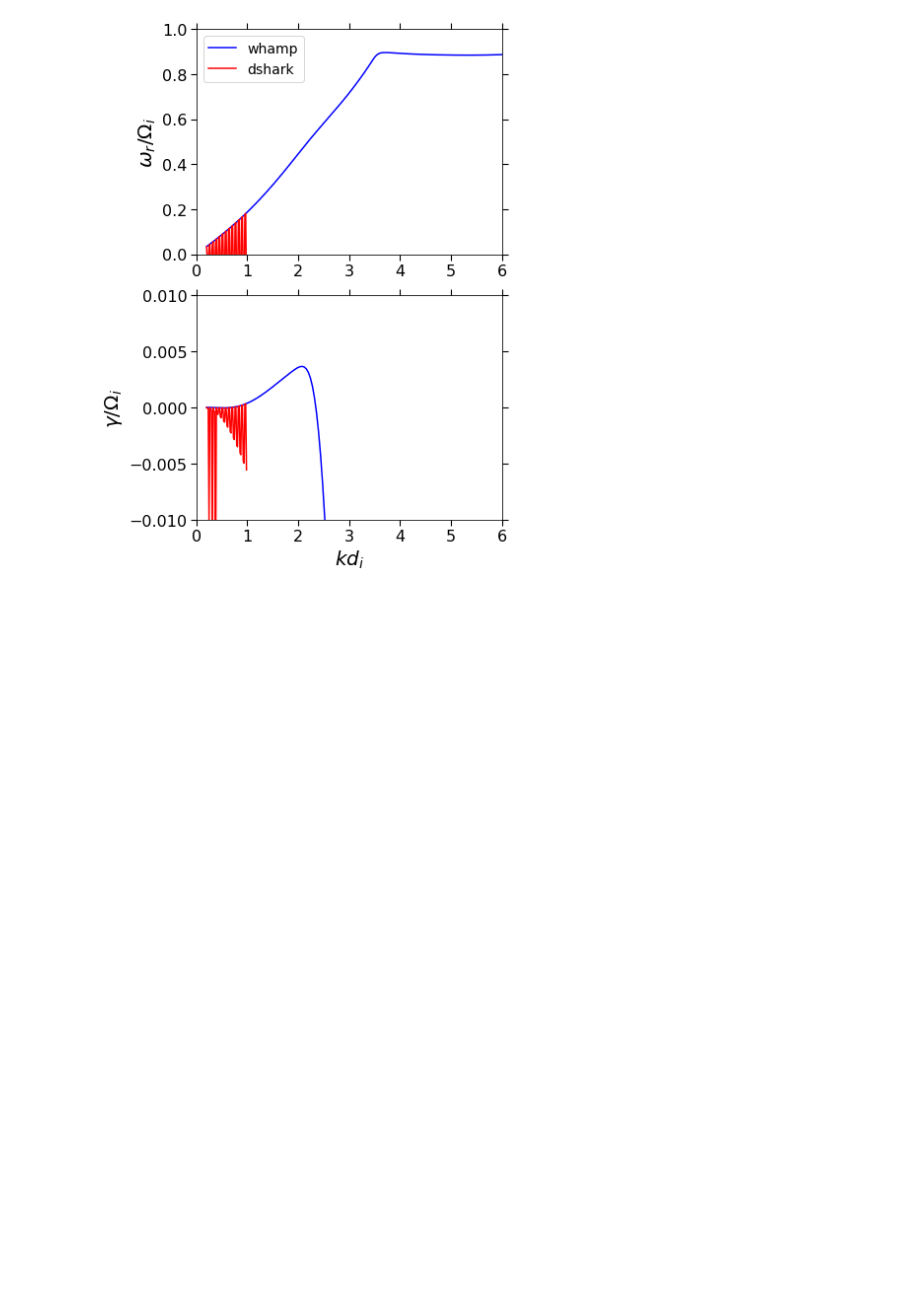
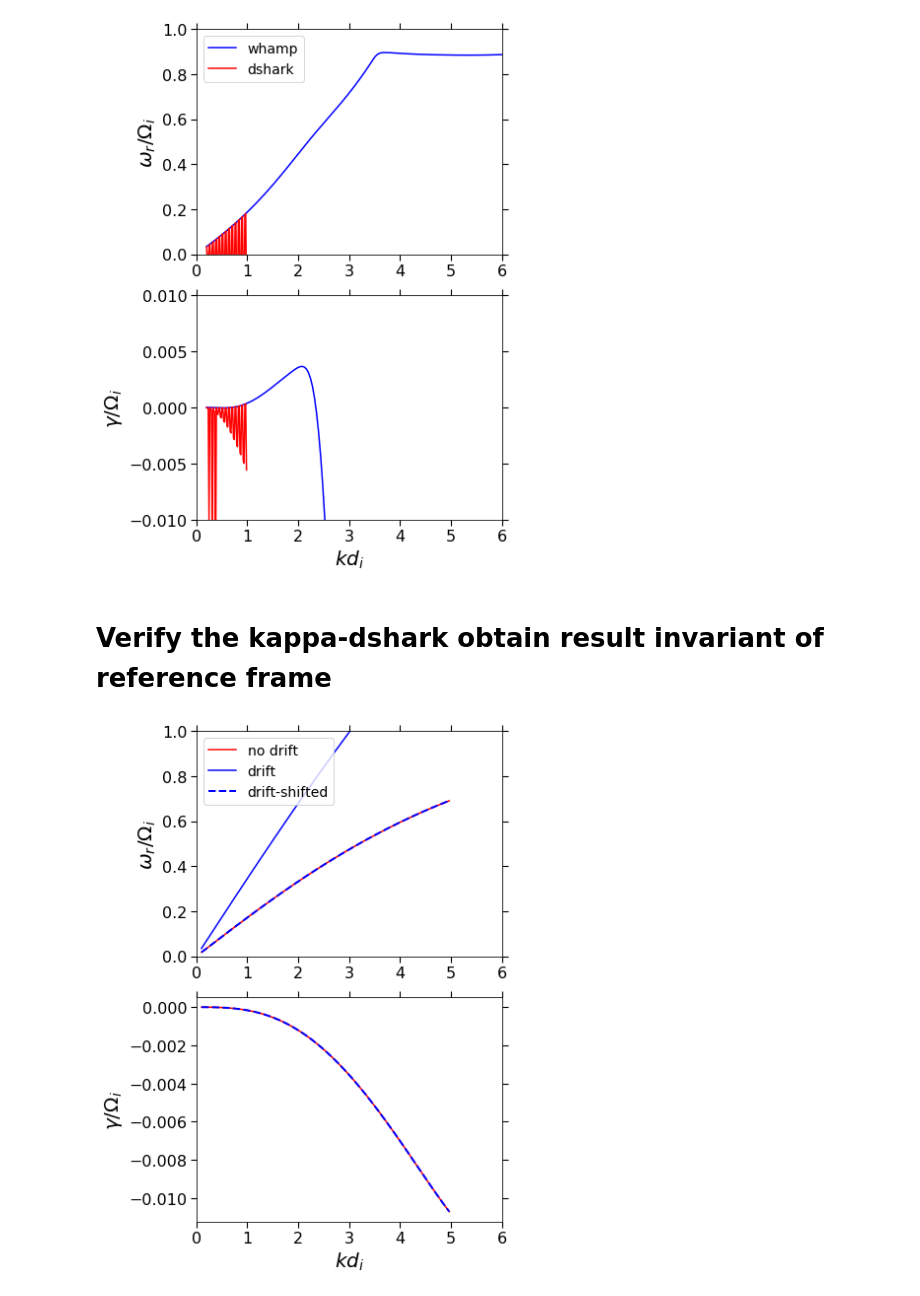
Before and after one commit to YuguangTong/DSHARK, a Jupyter notebook: python/check_alfven_waves.ipynb, the cells around one changed output. Drawn from its saved outputs; the diff is of its cells as text; code cells hidden in the pictures; blank space fills up the shorter version.

Commit message:
correct expressions in the dispersion tensor. make naive verification that the drifting kappa is implemented correctly.

```diff
--- a/python/check_alfven_waves.ipynb
+++ b/python/check_alfven_waves.ipynb
@@ -52,7 +52,7 @@ dens_in = [1., 1.]
 drift_in = [0., 0.]
 beta_para_in = [.01, .01]
 beta_perp_in = [.01, .01]
-kappa_in = [50, 50]
+kappa_in = [7, 8]
 delta = 1e-4 # v_A/c
 
 omega_r = kstart * np.cos(np.deg2rad(theta))
@@ -285,7 +285,7 @@ plt.show()
 # %%
 kstart = .1 / np.sqrt(betap)
 kend = 3. / np.sqrt(betap)
-nk = 50
+nk = 90
 nspecies = 3
 theta = 80
 q_in = np.array([1., -1., -1.])
@@ -297,7 +297,7 @@ beta = .25
 t_in = np.array([1, 2, 12])
 beta_para_in = beta * t_in * dens_in
 beta_perp_in = beta * t_in * dens_in
-kappa_in = np.array([100, 100, 100])
+kappa_in = np.array([100, 100, 8])
 delta = 1e-4 # v_A/c
 
 omega_r = kstart * np.cos(np.deg2rad(theta)) * (1 + drift_in[0])
@@ -460,3 +440,5 @@ plt.tight_layout()
 # plt.savefig('alfven_wave_large_k.png', dpi=100)
 # %% [output]
 [figure]
+# %% [markdown]
+# Verify the kappa-dshark obtain result invariant of reference frame
@@ -462,0 +534,24 @@ plt.tight_layout()
+# %%
+plt.figure(figsize=[6, 8])
+
+plt.subplot(211)
+plt.plot(disp_no_drift.k , disp_no_drift.wr, 'r', label='no drift')
+plt.plot(disp_drift.k , disp_drift.wr, 'b', label='drift')
+shift_wr = disp_drift.wr - disp_drift.k * np.cos(np.deg2rad(theta)) * drift_in[0]
+plt.plot(disp_drift.k, shift_wr, 'b--', label='drift-shifted', lw=2)
+plt.ylim([-.1, 1])
+plt.xlim([0, 6])
+plt.ylim([0, 1])
+plt.ylabel(r'$\omega_r / \Omega_i$')
+plt.legend(loc='upper left')
+
+plt.subplot(212)
+plt.plot(disp_no_drift.k , disp_no_drift.wi, 'r', label='no drift')
+plt.plot(disp_drift.k , disp_drift.wi, 'b--', label='drift', lw=2)
+# plt.ylim([-1e-2, 1e-2])
+plt.xlim([0, 6])
+plt.ylabel(r'$\gamma / \Omega_i$')
+plt.xlabel(r'$kd_i$')
+plt.tight_layout()
+# %% [output]
+[figure, added]
```
Also changed, not shown: parts of 6 cells of this notebook, 2 other files.
